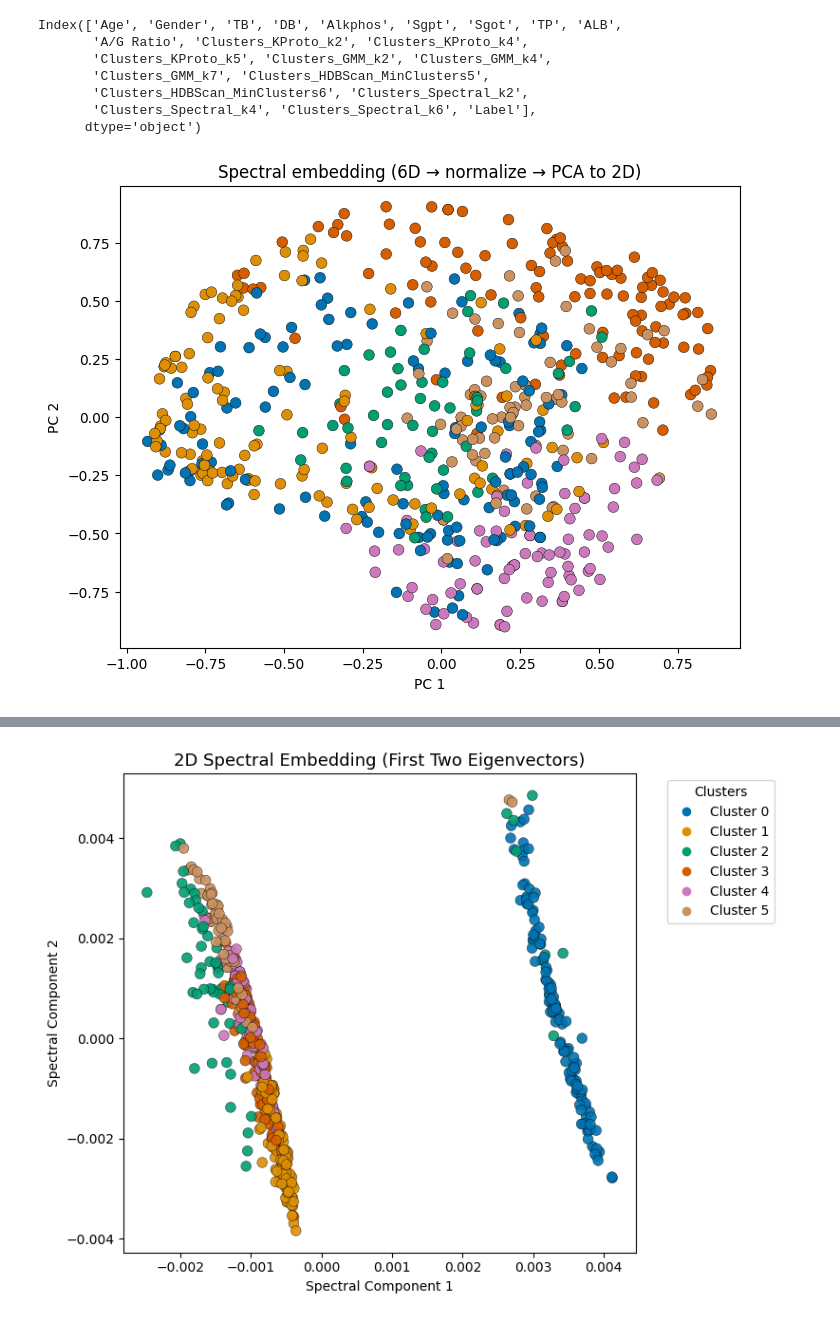
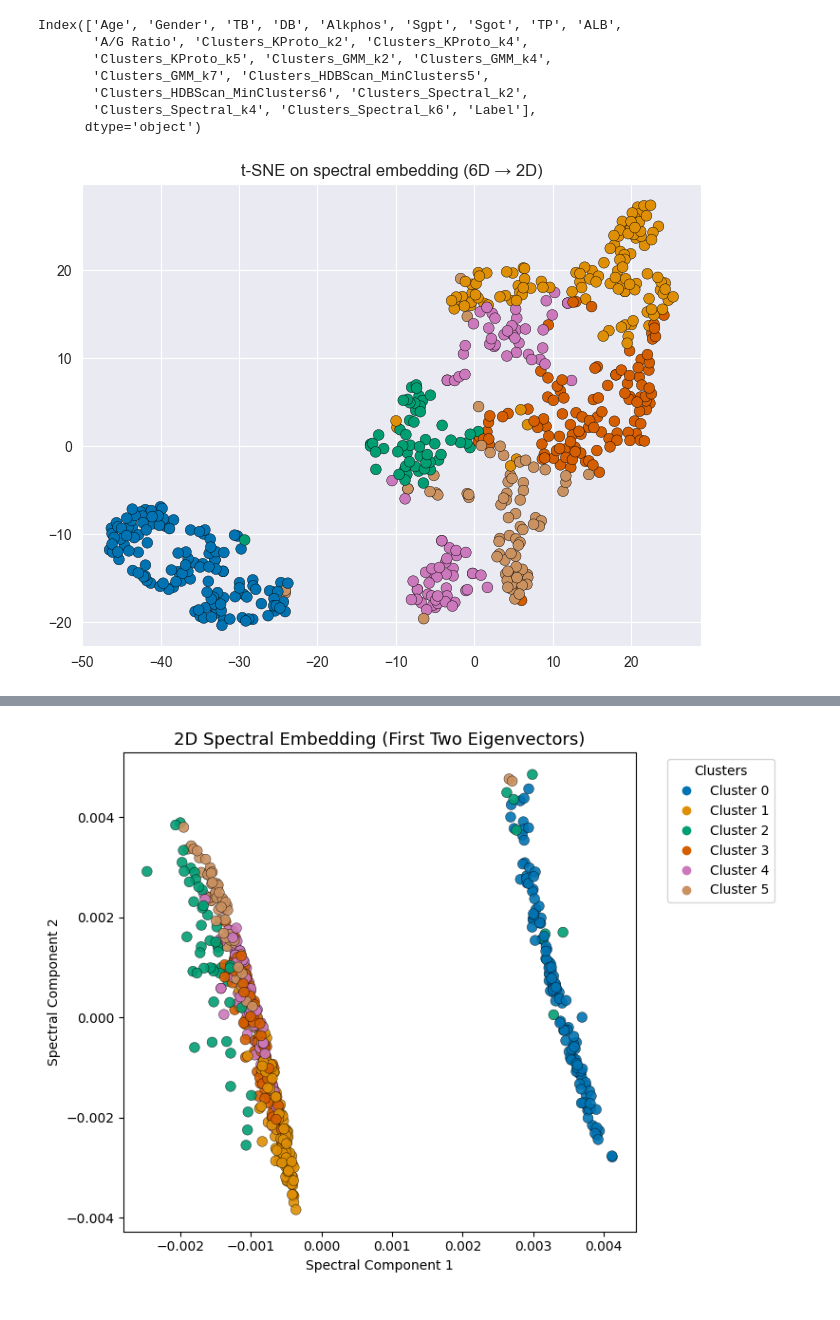
Before and after one commit to Filippo-Corti/ExplainableClustering, a Jupyter notebook: shap_analysis.ipynb, the cells around one changed output, grey strips where cells are left out. Drawn from its saved outputs; the diff is of its cells as text; code cells hidden in the pictures.

```diff
--- a/shap_analysis.ipynb
+++ b/shap_analysis.ipynb
@@ -59,28 +60,26 @@ X_train, X_test, y_train, y_test = train_test_split(
 # %%
 # compute similarity as you already do
 gower_dist = gower.gower_matrix(X_features)
 similarity = 1 - gower_dist
 
 # spectral embedding with more components (keep some extra info)
 spec = SpectralEmbedding(n_components=6, affinity='precomputed', random_state=42)
 emb6 = spec.fit_transform(similarity)
 
 # optional: row-normalize (common for normalized Laplacian / spectral clustering)
 emb6_norm = normalize(emb6, norm='l2', axis=1)
 
-# project normalized 6D to 2D with PCA for a simple, stable rotation
-from sklearn.decomposition import PCA
-pca = PCA(n_components=2, random_state=42)
-emb2_pca = pca.fit_transform(emb6_norm)
-
-# plot
 n_clusters = len(np.unique(y_target))
 colors = sns.color_palette("colorblind", n_colors=n_clusters)
+
+# emb6 or emb6_norm from above
+tsne = TSNE(n_components=2, init='pca', perplexity=30, random_state=42)
+emb2_tsne = tsne.fit_transform(emb6_norm)
+
 plt.figure(figsize=(8,6))
-plt.scatter(emb2_pca[:,0], emb2_pca[:,1], c=y_target,
+plt.scatter(emb2_tsne[:,0], emb2_tsne[:,1], c=y_target,
             cmap=mcolors.ListedColormap(colors), s=60, edgecolor='k', linewidth=0.3)
-plt.title("Spectral embedding (6D → normalize → PCA to 2D)")
-plt.xlabel("PC 1"); plt.ylabel("PC 2")
+plt.title("t-SNE on spectral embedding (6D → 2D)")
 plt.show()
 # %% [output]
-[figure, old version]
+[figure, new version]
```
Also changed, not shown: parts of 2 cells of this notebook, 1 other file.
